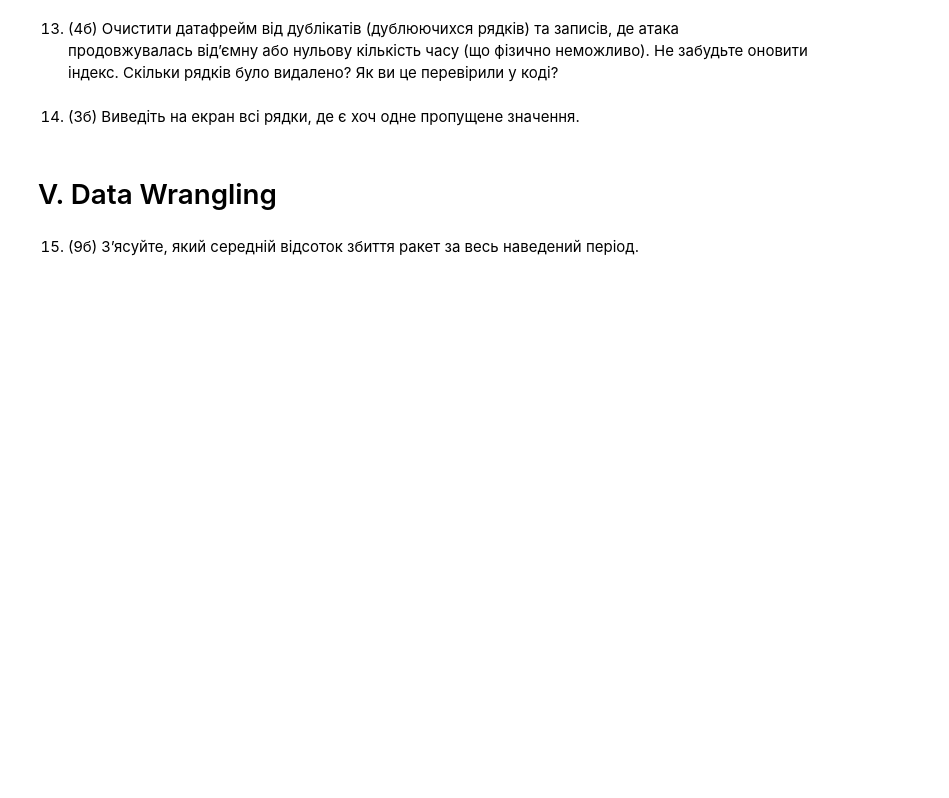
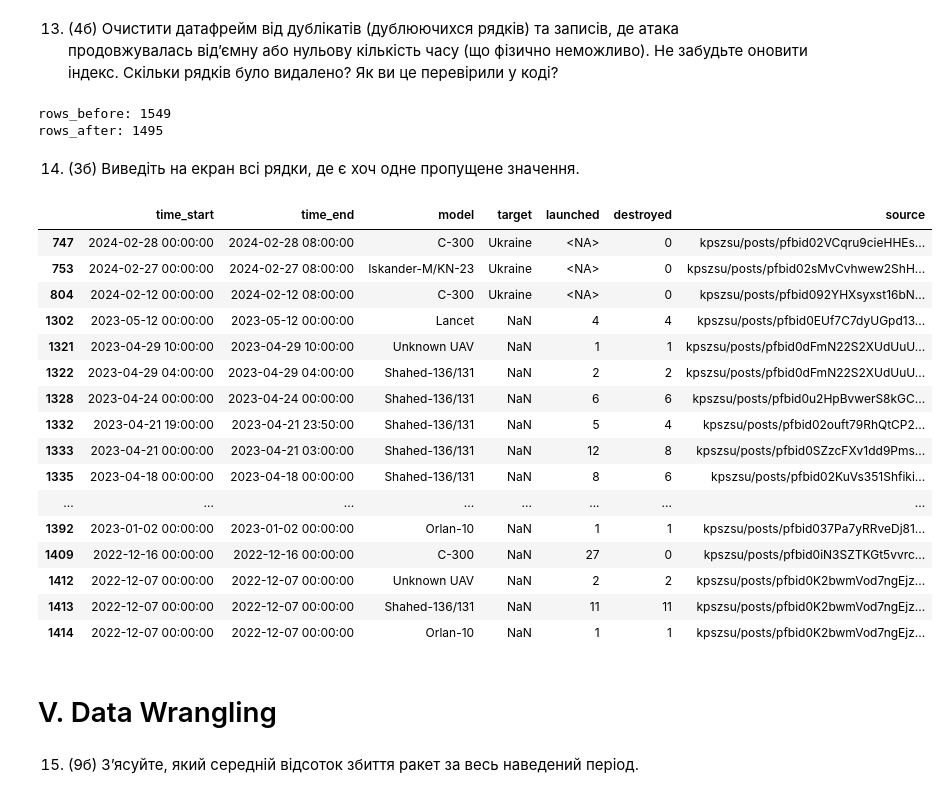
Before and after one commit to Poplacskyi/AI, a Jupyter notebook: labs_AD/DM_practice_1_Liybomur_Poplavski.ipynb, the cells around one changed output. Drawn from its saved outputs; the diff is of its cells as text; code cells hidden in the pictures; blank space fills up the shorter version.

```diff
--- a/labs_AD/DM_practice_1_Liybomur_Poplavski.ipynb
+++ b/labs_AD/DM_practice_1_Liybomur_Poplavski.ipynb
@@ -35,3 +35,6 @@ dtype: object
 # II. Reading from file
 # %% [markdown]
 3. (7б) Завантажити файл missile_attacks_daily.csv з [Kaggle](https://www.kaggle.com/datasets/piterfm/massive-missile-attacks-on-ukraine?select=missile_attacks_daily.csv). Ознайомитись з описом датасету. Додати файл до папки поточної сесії colab notebook на панелі ліворуч або на гугл диск (локально до проєкту, якщо працюєте у пайчармі). Зчитати датафрейм з файлу та вивести датафрейм на екран. Зверніть увагу на те, щоб всі колонки відповідали наведеним у описі типам даних.
+# %%
+dataframe = pd.read_csv("missile_attacks_daily.csv")
+dataframe
@@ -62,3 +151,5 @@ dtype: object
 # IV. Data Cleaning
 # %% [markdown]
 11. (3б) Перетворити колонку launched у цілочислену (Int64). Перевірити, чи все пройшло, як очікувалось.
+# %%
+dataframe['launched'] = dataframe['launched'].astype("Int64")
@@ -65,2 +177,6 @@ dtype: object
 # %% [markdown]
 12. (3б) Видалити колонки, де кількість непустих значень становить менше 30% від загальної кількості записів. Можна вручну порахувати і тут тільки видалити. За автоматизацію розрахунку відстоків - додаткові 3 бали.
+# %%
+dataframe = dataframe.drop(["launch_place", 'destroyed_details', 'carrier', 'not_reach_goal'], axis=1)
+
+dataframe.info()
@@ -67,7 +198,47 @@ dtype: object
 # %% [markdown]
 13. (4б) Очистити датафрейм від дублікатів (дублюючихся рядків) та записів, де атака продовжувалась відʼємну або нульову кількість часу (що фізично неможливо). Не забудьте оновити індекс. Скільки рядків було видалено? Як ви це перевірили у коді?
+# %%
+rows_before = len(dataframe)
+print(f"rows_before: {rows_before}")
+
+dataframe = dataframe.drop_duplicates()
+
+dataframe['time_start'] = dataframe['time_start'].apply(lambda x: x if len(x) > 11 else f"{x} 00:00")
+dataframe['time_end'] = dataframe['time_end'].apply(lambda x: x if len(x) > 11 else f"{x} 00:00")
+
+dataframe['time_start'] = pd.to_datetime(dataframe['time_start'], format='%Y-%m-%d %H:%M')
+dataframe['time_end'] = pd.to_datetime(dataframe['time_end'], format='%Y-%m-%d %H:%M')
+dataframe = dataframe[dataframe['time_end'].dt.time >= dataframe['time_start'].dt.time]
+
+dataframe.reset_index(drop=True, inplace=True)
+
+rows_after = len(dataframe)
+print(f"rows_after: {rows_after}")
+# %% [output]
+rows_before: 1549
+rows_after: 1495
 # %% [markdown]
 14. (3б) Виведіть на екран всі рядки, де є хоч одне пропущене значення.
+# %%
+dataframe[dataframe.isna().any(axis=1)]
+# %% [output]
+|  | time_start | time_end | model | target | launched | destroyed | source |
+| 747 | 2024-02-28 00:00:00 | 2024-02-28 08:00:00 | C-300 | Ukraine | <NA> | 0 | kpszsu/posts/pfbid02VCqru9cieHHEs... |
+| 753 | 2024-02-27 00:00:00 | 2024-02-27 08:00:00 | Iskander-M/KN-23 | Ukraine | <NA> | 0 | kpszsu/posts/pfbid02sMvCvhwew2ShH... |
+| 804 | 2024-02-12 00:00:00 | 2024-02-12 08:00:00 | C-300 | Ukraine | <NA> | 0 | kpszsu/posts/pfbid092YHXsyxst16bN... |
+| 1302 | 2023-05-12 00:00:00 | 2023-05-12 00:00:00 | Lancet | NaN | 4 | 4 | kpszsu/posts/pfbid0EUf7C7dyUGpd13... |
+| 1321 | 2023-04-29 10:00:00 | 2023-04-29 10:00:00 | Unknown UAV | NaN | 1 | 1 | kpszsu/posts/pfbid0dFmN22S2XUdUuU... |
+| 1322 | 2023-04-29 04:00:00 | 2023-04-29 04:00:00 | Shahed-136/131 | NaN | 2 | 2 | kpszsu/posts/pfbid0dFmN22S2XUdUuU... |
+| 1328 | 2023-04-24 00:00:00 | 2023-04-24 00:00:00 | Shahed-136/131 | NaN | 6 | 6 | kpszsu/posts/pfbid0u2HpBvwerS8kGC... |
+| 1332 | 2023-04-21 19:00:00 | 2023-04-21 23:50:00 | Shahed-136/131 | NaN | 5 | 4 | kpszsu/posts/pfbid02ouft79RhQtCP2... |
+| 1333 | 2023-04-21 00:00:00 | 2023-04-21 03:00:00 | Shahed-136/131 | NaN | 12 | 8 | kpszsu/posts/pfbid0SZzcFXv1dd9Pms... |
+| 1335 | 2023-04-18 00:00:00 | 2023-04-18 00:00:00 | Shahed-136/131 | NaN | 8 | 6 | kpszsu/posts/pfbid02KuVs351Shfiki... |
+| ... | ... | ... | ... | ... | ... | ... | ... |
+| 1392 | 2023-01-02 00:00:00 | 2023-01-02 00:00:00 | Orlan-10 | NaN | 1 | 1 | kpszsu/posts/pfbid037Pa7yRRveDj81... |
+| 1409 | 2022-12-16 00:00:00 | 2022-12-16 00:00:00 | C-300 | NaN | 27 | 0 | kpszsu/posts/pfbid0iN3SZTKGt5vvrc... |
+| 1412 | 2022-12-07 00:00:00 | 2022-12-07 00:00:00 | Unknown UAV | NaN | 2 | 2 | kpszsu/posts/pfbid0K2bwmVod7ngEjz... |
+| 1413 | 2022-12-07 00:00:00 | 2022-12-07 00:00:00 | Shahed-136/131 | NaN | 11 | 11 | kpszsu/posts/pfbid0K2bwmVod7ngEjz... |
+| 1414 | 2022-12-07 00:00:00 | 2022-12-07 00:00:00 | Orlan-10 | NaN | 1 | 1 | kpszsu/posts/pfbid0K2bwmVod7ngEjz... |
 # %% [markdown]
 # V. Data Wrangling
 # %% [markdown]
```
Also changed, not shown: parts of 11 cells of this notebook.
